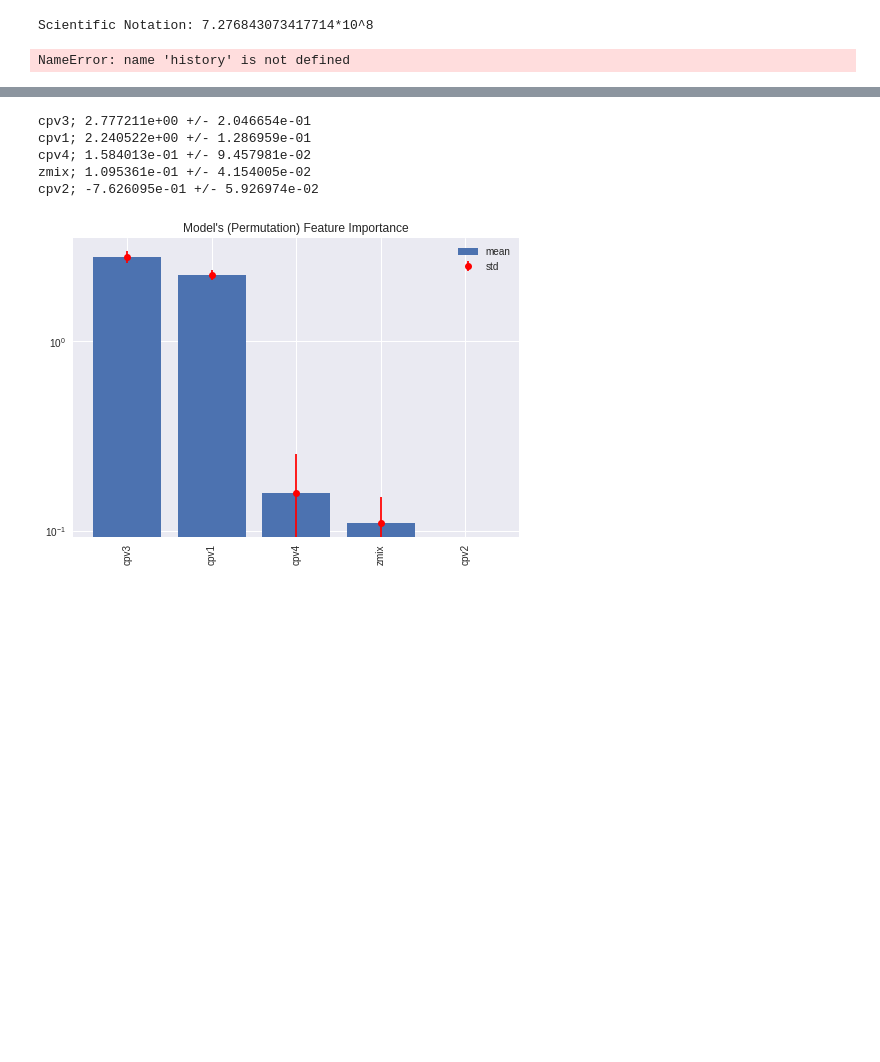
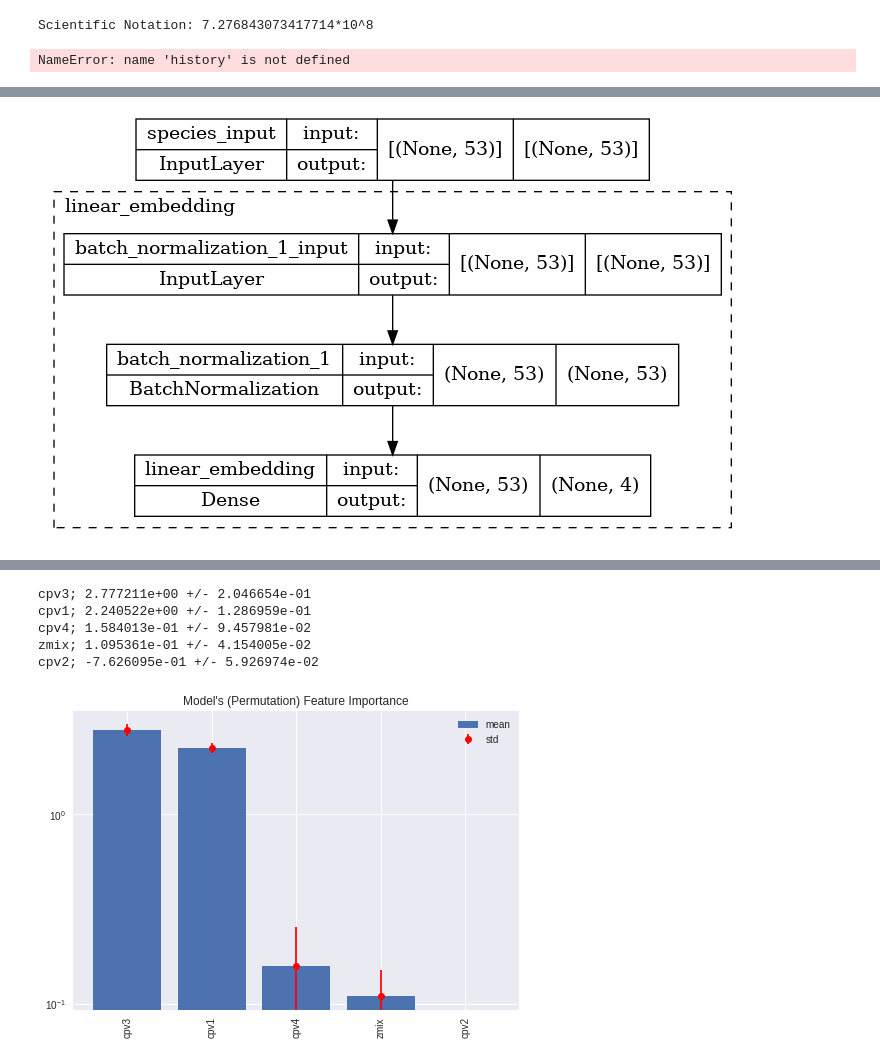
Before and after one commit to amolsalunkhe/ChemTab, a Jupyter notebook: src/main-notebook.ipynb, the cells around one changed output, grey strips where cells are left out. Cells and saved outputs as stored; diff of their text form; code cells hidden in the pictures; blank space fills up the shorter version.

```diff
--- a/src/main-notebook.ipynb
+++ b/src/main-notebook.ipynb
@@ -174,0 +185,4 @@ NameError: name 'history' is not defined
+# %%
+linear_embedder = bestModel.get_layer('linear_embedding')
+batch = linear_embedder.get_layer('batch_normalization_1')
+del batch.weights[0]
@@ -175,3 +214,7 @@ NameError: name 'history' is not defined
+# %%
+tf.keras.utils.plot_model(linear_embedder, expand_nested=True, show_shapes=True)
+# %% [output]
+[figure, added]
 # %%
 import model_analyzer.model_analysis as model_analysis
 import importlib; importlib.reload(model_analysis)
```
Also changed, not shown: parts of 5 cells of this notebook, 5 other files.
